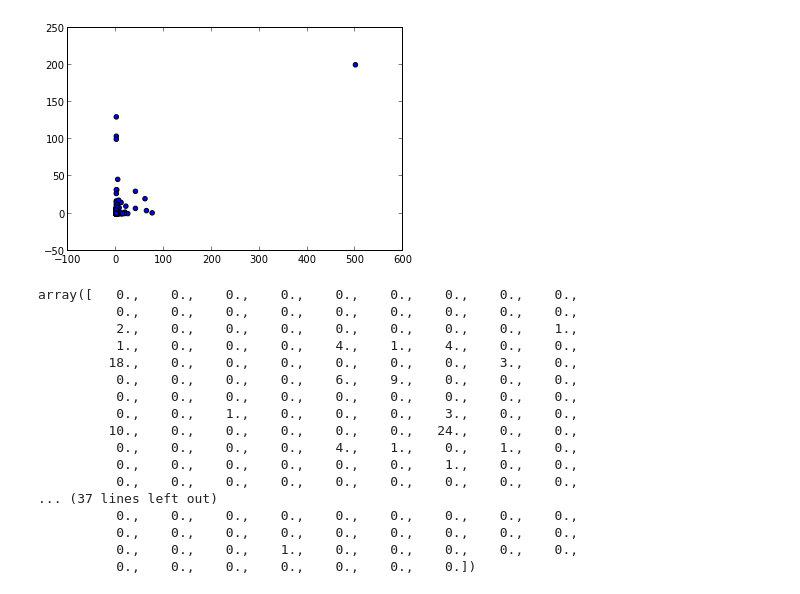
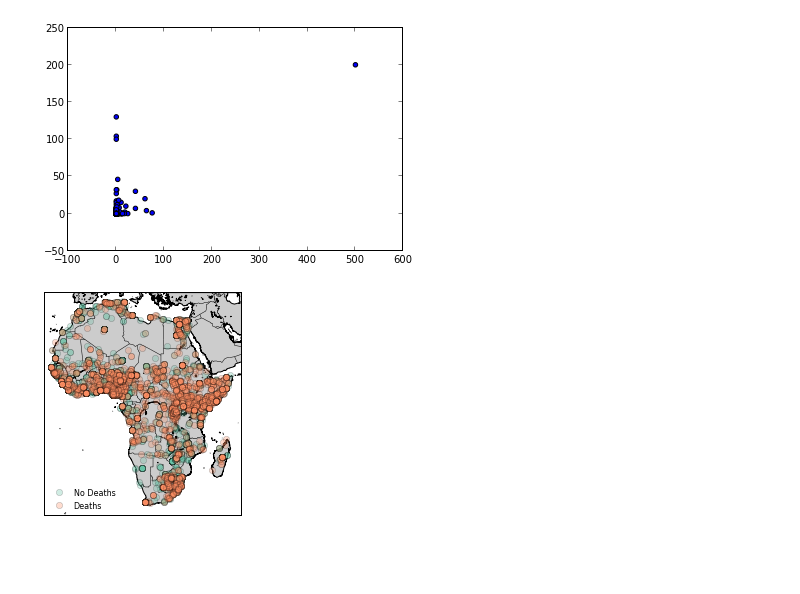
Before and after one commit to boyasm/STAT-222, a Jupyter notebook: Boyas 222 Project.ipynb, the cells around one changed output. Saved outputs shown, nothing was run; the diff lists cells and outputs as text; code cells hidden in the pictures; blank space fills up the shorter version.

```diff
--- a/Boyas 222 Project.ipynb
+++ b/Boyas 222 Project.ipynb
@@ -667,25 +719,24 @@ plt.scatter(preds, Y)
 plt.show()
 # %% [output]
 [figure]
-# %%
-preds
-# %% [output]
-array([   0.,    0.,    0.,    0.,    0.,    0.,    0.,    0.,    0.,
-          0.,    0.,    0.,    0.,    0.,    0.,    0.,    0.,    0.,
-          2.,    0.,    0.,    0.,    0.,    0.,    0.,    0.,    1.,
-          1.,    0.,    0.,    0.,    4.,    1.,    4.,    0.,    0.,
-         18.,    0.,    0.,    0.,    0.,    0.,    0.,    3.,    0.,
-          0.,    0.,    0.,    0.,    6.,    9.,    0.,    0.,    0.,
-          0.,    0.,    0.,    0.,    0.,    0.,    0.,    0.,    0.,
-          0.,    0.,    1.,    0.,    0.,    0.,    3.,    0.,    0.,
-         10.,    0.,    0.,    0.,    0.,    0.,   24.,    0.,    0.,
-          0.,    0.,    0.,    0.,    4.,    1.,    0.,    1.,    0.,
-          0.,    0.,    0.,    0.,    0.,    0.,    1.,    0.,    0.,
-          0.,    0.,    0.,    0.,    0.,    0.,    0.,    0.,    0.,
-... (37 lines left out)
-          0.,    0.,    0.,    0.,    0.,    0.,    0.,    0.,    0.,
-          0.,    0.,    0.,    0.,    0.,    0.,    0.,    0.,    0.,
-          0.,    0.,    0.,    1.,    0.,    0.,    0.,    0.,    0.,
-          0.,    0.,    0.,    0.,    0.,    0.,    0.])
+# %%
+map = Basemap(projection='merc', resolution='i', llcrnrlon=-20, llcrnrlat=-38, urcrnrlon=55, urcrnrlat=40, area_thresh=1)
+map.drawcoastlines()
+map.drawcountries()
+map.drawmapboundary()
+map.fillcontinents()
+
+noNan = scad[['longitude', 'latitude', 'death01']]
+ndx, ndy = map(noNan.longitude[noNan.death01==0], noNan.latitude[noNan.death01==0])
+p1 = map.plot(ndx, ndy, marker='o', ls='', markerfacecolor=light[0], alpha=0.3)
+dx, dy = map(noNan.longitude[noNan.death01==1], noNan.latitude[noNan.death01==1])
+p2 = map.plot(dx, dy, marker='o', ls='', markerfacecolor=light[1], alpha=0.3)
+
+legend = plt.legend((p1[0], p2[0]), ('No Deaths', 'Deaths'), loc=3, prop={'size':8}, numpoints=1)
+legend.get_frame().set_linewidth(0.0)
+
+plt.show()
+# %% [output]
+[figure, added]
 # %%
 # %% [output]
```
Also changed, not shown: parts of 11 cells of this notebook.
